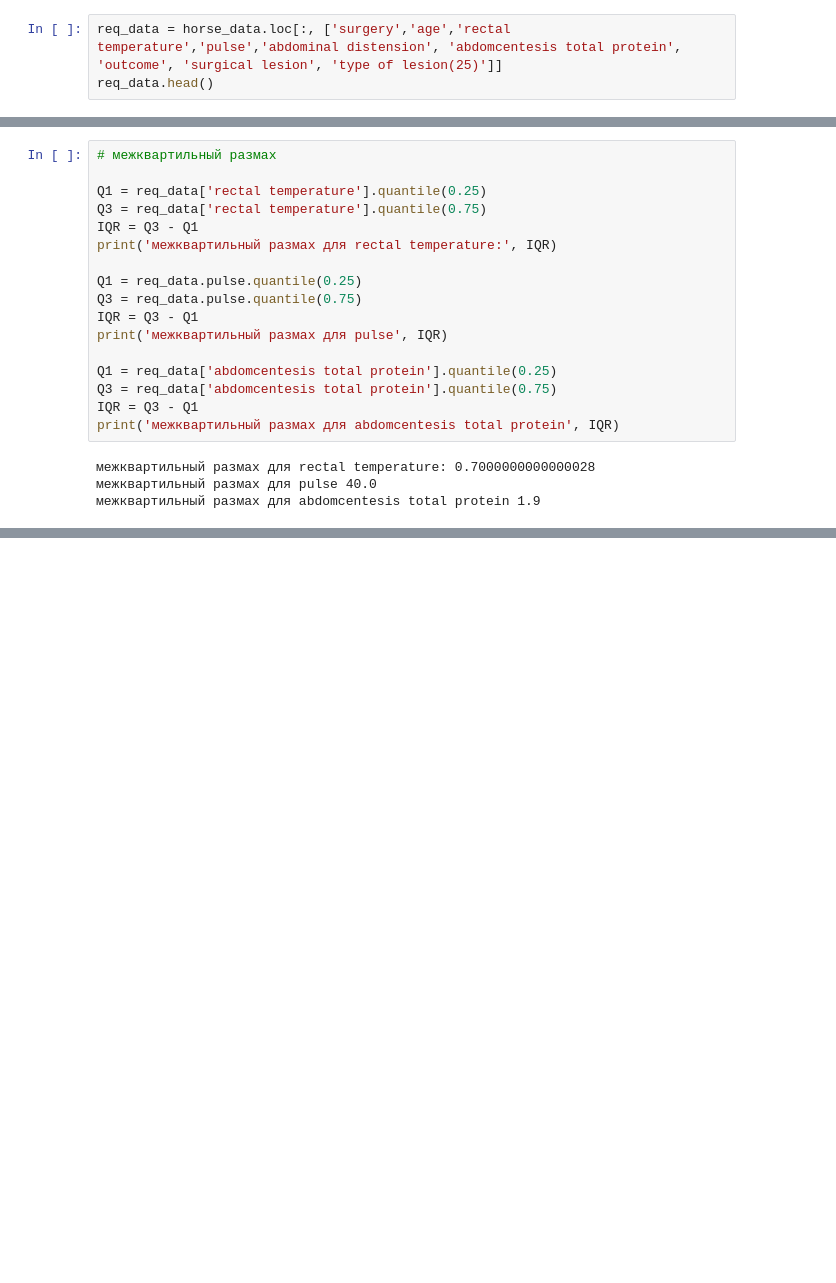
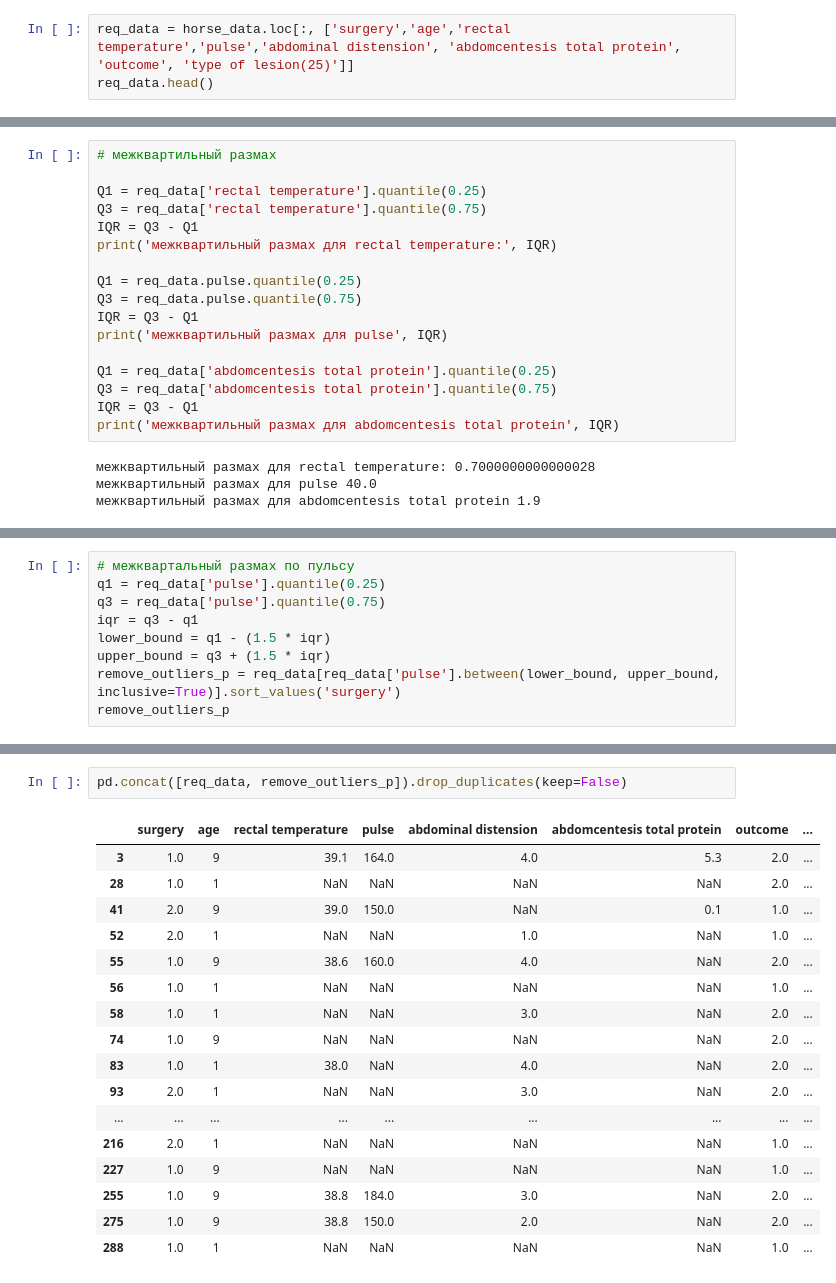
Before and after one commit to AlexandraKim2907/ryda-14_homework, a Jupyter notebook: Homework_basic_statistic.ipynb, the cells around one changed output, grey strips where cells are left out. Drawn from its saved outputs; the diff is of its cells as text; blank space fills up the shorter version.

```diff
--- a/Homework_basic_statistic.ipynb
+++ b/Homework_basic_statistic.ipynb
@@ -130,5 +118,5 @@ lesion.head(20)
 # %%
-req_data = horse_data.loc[:, ['surgery','age','rectal temperature','pulse','abdominal distension', 'abdomcentesis total protein', 'outcome', 'surgical lesion', 'type of lesion(25)']]
+req_data = horse_data.loc[:, ['surgery','age','rectal temperature','pulse','abdominal distension', 'abdomcentesis total protein', 'outcome', 'type of lesion(25)']]
 req_data.head()
 # %% [output]
 |  | surgery | age | rectal temperature | pulse | abdominal distension | abdomcentesis total protein | outcome | ... |
@@ -371,0 +439,9 @@ print('межквартильный размах для abdomcentesis total prot
+# %%
+# межквартальный размах по пульсу
+q1 = req_data['pulse'].quantile(0.25)
+q3 = req_data['pulse'].quantile(0.75)
+iqr = q3 - q1
+lower_bound = q1 - (1.5 * iqr)
+upper_bound = q3 + (1.5 * iqr)
+remove_outliers_p = req_data[req_data['pulse'].between(lower_bound, upper_bound, inclusive=True)].sort_values('surgery')
+remove_outliers_p
@@ -371,0 +462,20 @@ print('межквартильный размах для abdomcentesis total prot
+# %%
+pd.concat([req_data, remove_outliers_p]).drop_duplicates(keep=False)
+# %% [output]
+|  | surgery | age | rectal temperature | pulse | abdominal distension | abdomcentesis total protein | outcome | ... |
+| 3 | 1.0 | 9 | 39.1 | 164.0 | 4.0 | 5.3 | 2.0 | ... |
+| 28 | 1.0 | 1 | NaN | NaN | NaN | NaN | 2.0 | ... |
+| 41 | 2.0 | 9 | 39.0 | 150.0 | NaN | 0.1 | 1.0 | ... |
+| 52 | 2.0 | 1 | NaN | NaN | 1.0 | NaN | 1.0 | ... |
+| 55 | 1.0 | 9 | 38.6 | 160.0 | 4.0 | NaN | 2.0 | ... |
+| 56 | 1.0 | 1 | NaN | NaN | NaN | NaN | 1.0 | ... |
+| 58 | 1.0 | 1 | NaN | NaN | 3.0 | NaN | 2.0 | ... |
+| 74 | 1.0 | 9 | NaN | NaN | NaN | NaN | 2.0 | ... |
+| 83 | 1.0 | 1 | 38.0 | NaN | 4.0 | NaN | 2.0 | ... |
+| 93 | 2.0 | 1 | NaN | NaN | 3.0 | NaN | 2.0 | ... |
+| ... | ... | ... | ... | ... | ... | ... | ... | ... |
+| 216 | 2.0 | 1 | NaN | NaN | NaN | NaN | 1.0 | ... |
+| 227 | 1.0 | 9 | NaN | NaN | NaN | NaN | 1.0 | ... |
+| 255 | 1.0 | 9 | 38.8 | 184.0 | 3.0 | NaN | 2.0 | ... |
+| 275 | 1.0 | 9 | 38.8 | 150.0 | 2.0 | NaN | 2.0 | ... |
+| 288 | 1.0 | 1 | NaN | NaN | NaN | NaN | 1.0 | ... |
```
Also changed, not shown: parts of 30 cells of this notebook.
